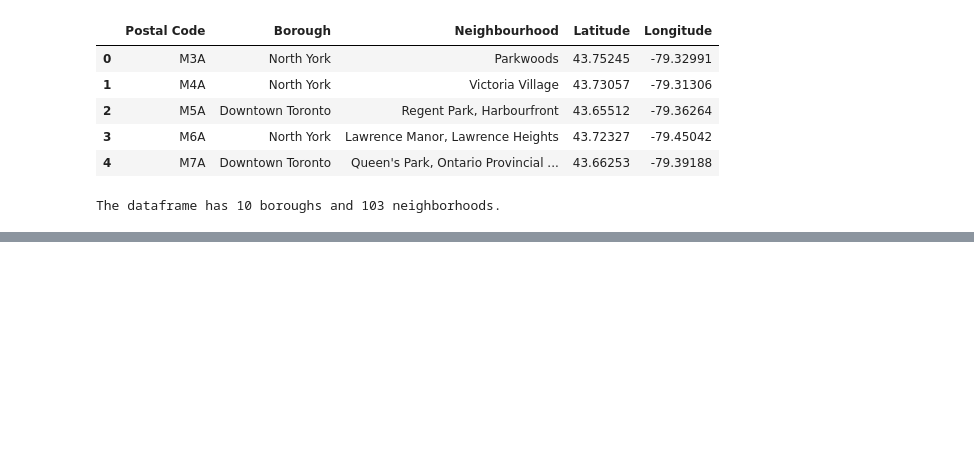
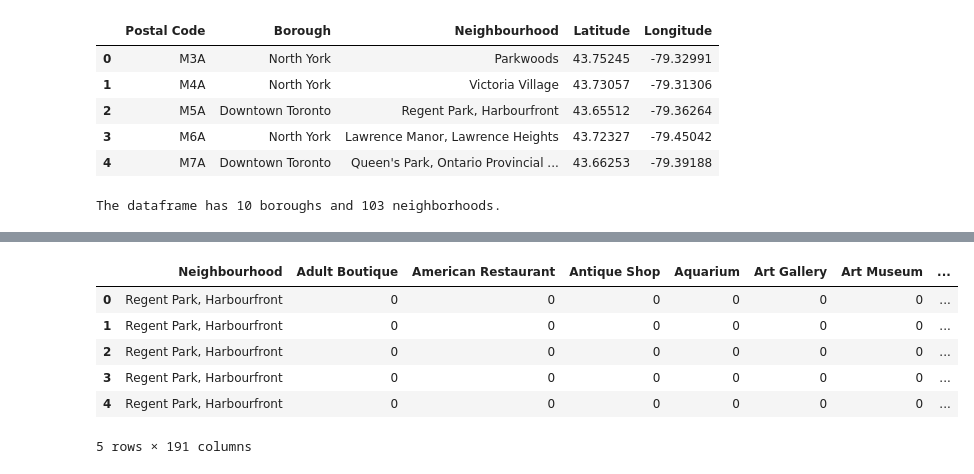
Before and after one commit to PratiqueKain/Coursera_Capstone, a Jupyter notebook: Neighborhoods in Toronto.ipynb, the cells around one changed output, grey strips where cells are left out. Saved outputs shown, nothing was run; the diff lists cells and outputs as text; code cells hidden in the pictures; blank space fills up the shorter version.

```diff
--- a/Neighborhoods in Toronto.ipynb
+++ b/Neighborhoods in Toronto.ipynb
@@ -100,0 +136,4 @@ The dataframe has 10 boroughs and 103 neighborhoods.
+# %%
+dt_data = df[df['Borough'] == 'Downtown Toronto'].reset_index(drop=True)
+print(len(dt_data.Borough))
+dt_data.head()
@@ -100,0 +329,20 @@ The dataframe has 10 boroughs and 103 neighborhoods.
+# %%
+# one hot encoding
+dt_onehot = pd.get_dummies(dt_venues[['Venue Category']], prefix="", prefix_sep="")
+
+# add neighborhood column back to dataframe
+dt_onehot['Neighbourhood'] = dt_venues['Neighborhood']
+
+# move neighborhood column to the first column
+fixed_columns = [dt_onehot.columns[-1]] + list(dt_onehot.columns[:-1])
+dt_onehot = dt_onehot[fixed_columns]
+
+dt_onehot.head()
+# %% [output]
+|  | Neighbourhood | Adult Boutique | American Restaurant | Antique Shop | Aquarium | Art Gallery | Art Museum | ... |
+| 0 | Regent Park, Harbourfront | 0 | 0 | 0 | 0 | 0 | 0 | ... |
+| 1 | Regent Park, Harbourfront | 0 | 0 | 0 | 0 | 0 | 0 | ... |
+| 2 | Regent Park, Harbourfront | 0 | 0 | 0 | 0 | 0 | 0 | ... |
+| 3 | Regent Park, Harbourfront | 0 | 0 | 0 | 0 | 0 | 0 | ... |
+| 4 | Regent Park, Harbourfront | 0 | 0 | 0 | 0 | 0 | 0 | ... |
+5 rows × 191 columns
```
Also changed, not shown: parts of 28 cells of this notebook.
